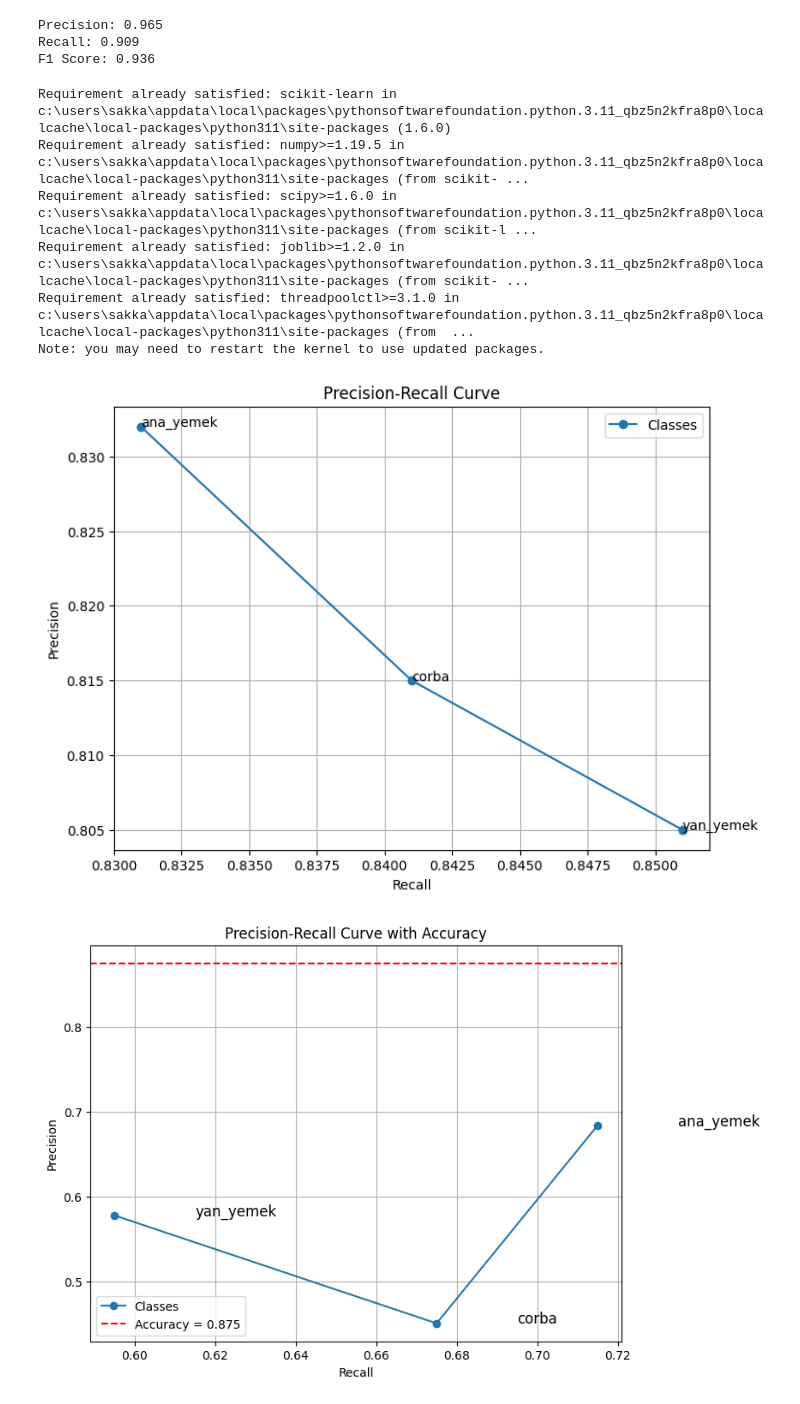
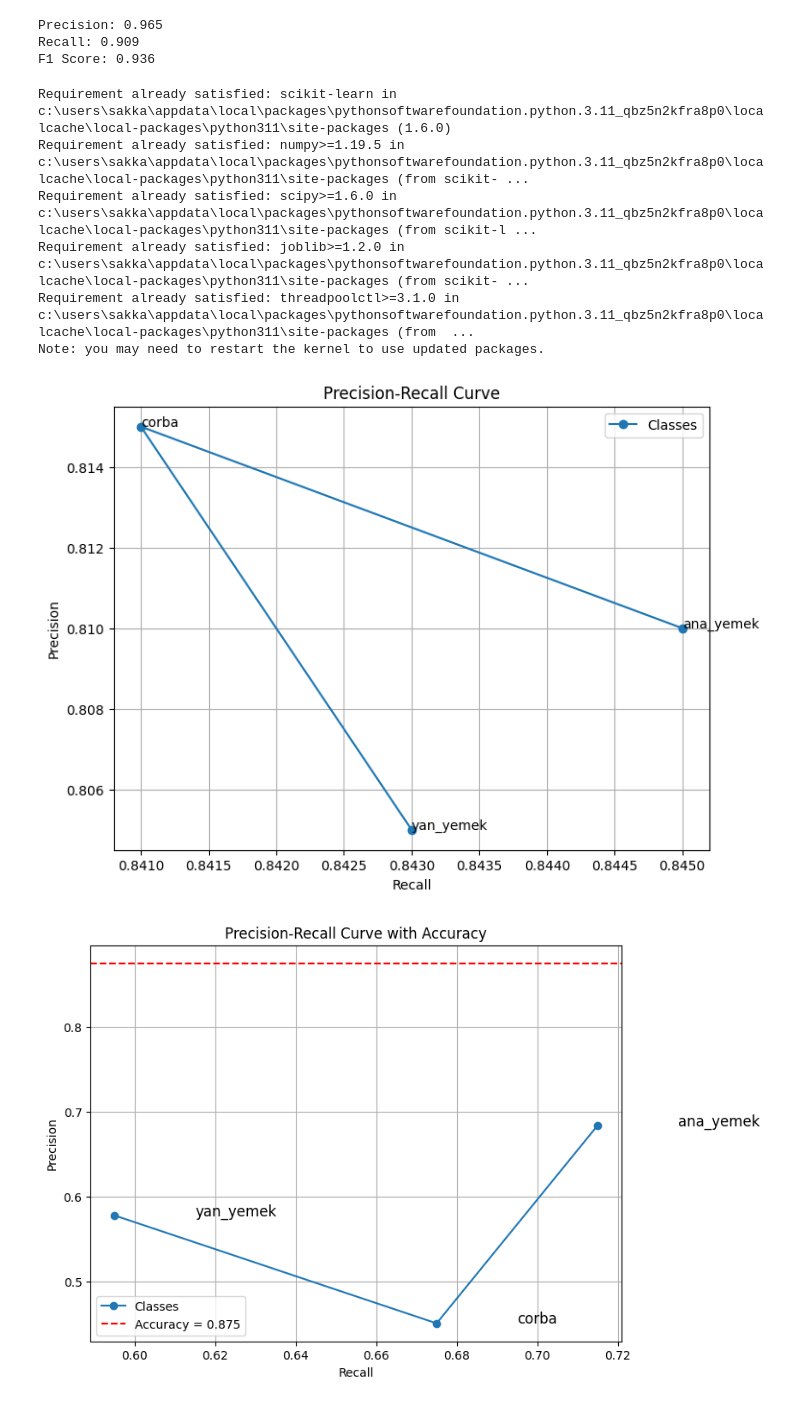
Before and after one commit to magedsakkar/Tray-calorie-Analyzer, a Jupyter notebook: veri-proje (2).ipynb, the cells around one changed output. Drawn from its saved outputs; the diff is of its cells as text; code cells hidden in the pictures.

```diff
--- a/veri-proje (2).ipynb
+++ b/veri-proje (2).ipynb
@@ -103,9 +103,9 @@ Results saved to yolov5\runs\val\exp
 # %%
 
 classes = [
-    {"name": "ana_yemek", "precision": 0.918, "recall": 0.94, "accuracy": 0.779},
-    {"name": "corba", "precision": 0.994, "recall": 0.75, "accuracy": 0.818},
-    {"name": "yan_yemek", "precision": 0.996, "recall": 0.822, "accuracy": 0.725},
+    {"name": "ana_yemek", "precision": 0.918, "recall": 0.94, "accuracy": 0.886},
+    {"name": "corba", "precision": 0.994, "recall": 0.75, "accuracy": 0.875},
+    {"name": "yan_yemek", "precision": 0.996, "recall": 0.822, "accuracy": 0.827},
 ]
 
 
@@ -215,34 +215,34 @@ F1 Score: 0.936
 # %%
 %pip install scikit-learn
 
 import matplotlib.pyplot as plt
 from sklearn.metrics import precision_recall_curve
 import numpy as np
 
-precision_values = [0.832, 0.815, 0.805]
-recall_values = [0.831, 0.841, 0.851]
+precision_values = [0.810, 0.815, 0.805]
+recall_values = [0.845, 0.841, 0.843]
 classes = ['ana_yemek', 'corba', 'yan_yemek']
 
 plt.figure(figsize=(8, 6))
 plt.plot(recall_values, precision_values, marker='o', label='Classes')
 
 for i, cls in enumerate(classes):
     plt.text(recall_values[i], precision_values[i], cls)
 
 plt.xlabel('Recall')
 plt.ylabel('Precision')
 plt.title('Precision-Recall Curve')
 plt.legend()
 plt.grid()
 plt.show()
 # %% [output]
 Requirement already satisfied: scikit-learn in c:\users\sakka\appdata\local\packages\pythonsoftwarefoundation.python.3.11_qbz5n2kfra8p0\localcache\local-packages\python311\site-packages (1.6.0)
 Requirement already satisfied: numpy>=1.19.5 in c:\users\sakka\appdata\local\packages\pythonsoftwarefoundation.python.3.11_qbz5n2kfra8p0\localcache\local-packages\python311\site-packages (from scikit- ...
 Requirement already satisfied: scipy>=1.6.0 in c:\users\sakka\appdata\local\packages\pythonsoftwarefoundation.python.3.11_qbz5n2kfra8p0\localcache\local-packages\python311\site-packages (from scikit-l ...
 Requirement already satisfied: joblib>=1.2.0 in c:\users\sakka\appdata\local\packages\pythonsoftwarefoundation.python.3.11_qbz5n2kfra8p0\localcache\local-packages\python311\site-packages (from scikit- ...
 Requirement already satisfied: threadpoolctl>=3.1.0 in c:\users\sakka\appdata\local\packages\pythonsoftwarefoundation.python.3.11_qbz5n2kfra8p0\localcache\local-packages\python311\site-packages (from  ...
 Note: you may need to restart the kernel to use updated packages.
-[figure, old version]
+[figure, new version]
 # %%
 precision_values = [0.684, 0.451, 0.578]
 recall_values = [0.715, 0.675, 0.595]
```
Also changed, not shown: parts of 1 cell of this notebook, 1 other file.
